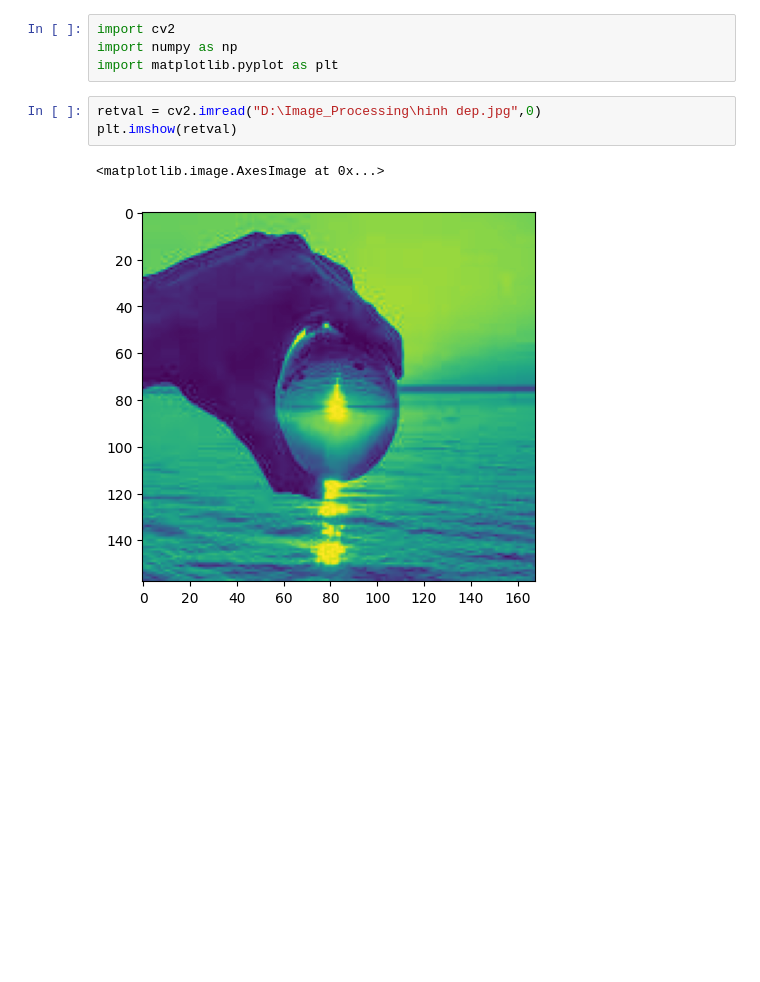
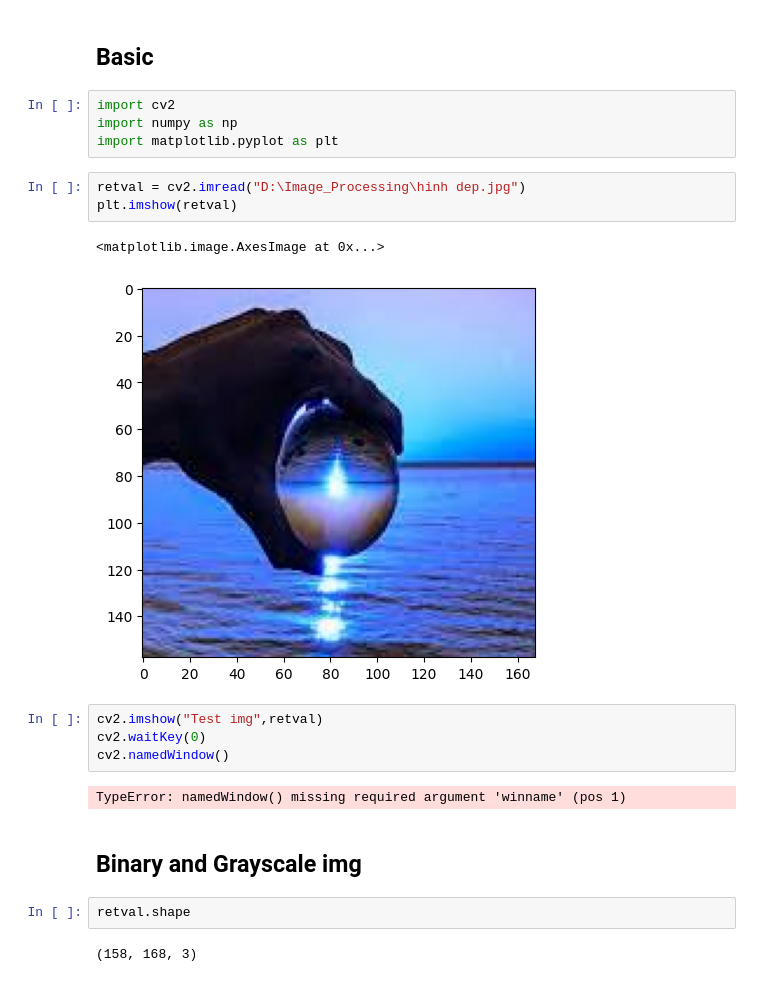
Before and after one commit to Jessica-Nguyen03/Image_Processing, a Jupyter notebook: laboratory1.ipynb, the cells around one changed output. Drawn from its saved outputs; the diff is of its cells as text; blank space fills up the shorter version.

```diff
--- a/laboratory1.ipynb
+++ b/laboratory1.ipynb
@@ -1,10 +1,24 @@
+# %% [markdown]
+## Basic
 # %%
 import cv2
 import numpy as np
 import matplotlib.pyplot as plt
 # %%
-retval = cv2.imread("D:\Image_Processing\hinh dep.jpg",0)
+retval = cv2.imread("D:\Image_Processing\hinh dep.jpg")
 plt.imshow(retval)
 # %% [output]
 <matplotlib.image.AxesImage at 0x...>
-[figure, old version]
+[figure, new version]
+# %%
+cv2.imshow("Test img",retval)
+cv2.waitKey(0)
+cv2.namedWindow()
+# %% [output]
+TypeError: namedWindow() missing required argument 'winname' (pos 1)
+# %% [markdown]
+## Binary and Grayscale img
+# %%
+retval.shape
+# %% [output]
+(158, 168, 3)
```
Also changed, not shown: parts of 1 cell of this notebook.
